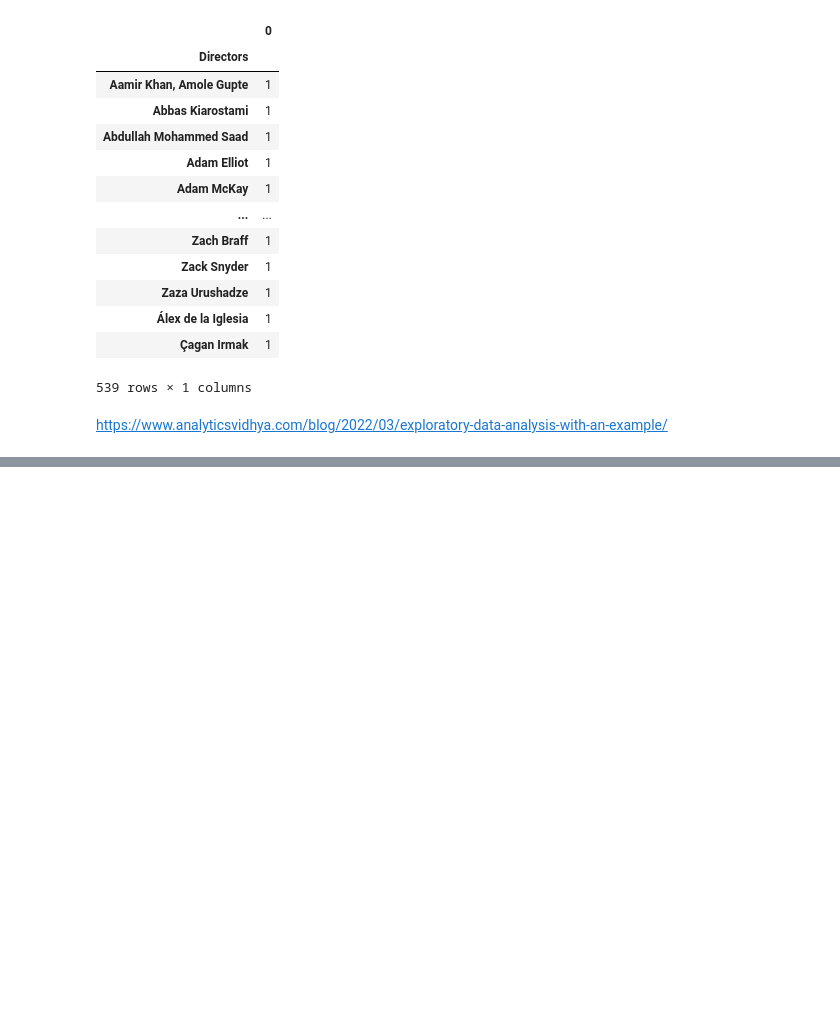
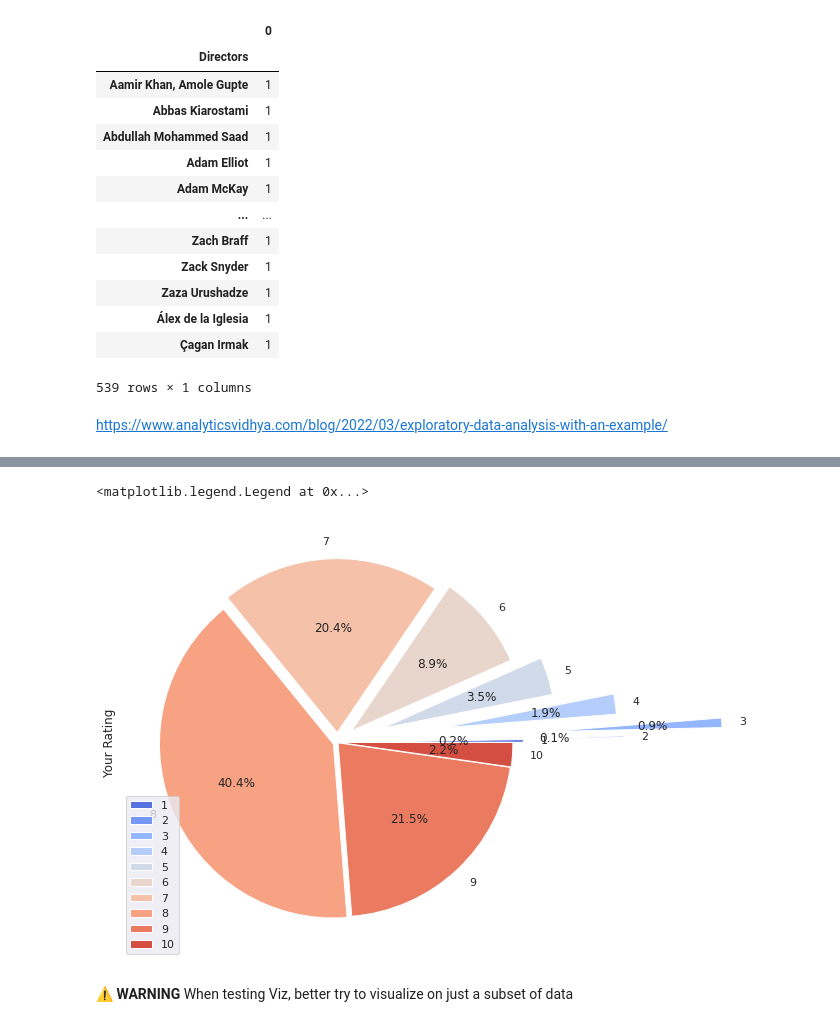
Before and after one commit to Siliam/data_science_artificial_intelligence, a Jupyter notebook: IMDB/IMDB.ipynb, the cells around one changed output, grey strips where cells are left out. Drawn from its saved outputs; the diff is of its cells as text; code cells hidden in the pictures; blank space fills up the shorter version.

```diff
--- a/IMDB/IMDB.ipynb
+++ b/IMDB/IMDB.ipynb
@@ -248,0 +193,11 @@ sns.histplot(
+# %%
+ratings_frequencies = df.groupby(['Your Rating'])['Your Rating'].count().map(lambda x: x / len(df))
+explode = [1 if r < 0.005 else 0 for r in ratings_frequencies.values]
+
+ratings_frequencies.plot.pie(y="Your Rating", figsize=(8, 8), explode=3*ratings_frequencies.values[::-1], autopct='%1.1f%%', colors=sns.color_palette("coolwarm", 10), startangle=0)
+plt.legend(sorted(df['Your Rating'].unique()), loc="lower left")
+# %% [output]
+<matplotlib.legend.Legend at 0x...>
+[figure, added]
+# %% [markdown]
+**⚠ WARNING** When testing Viz, better try to visualize on just a subset of data
```
Also changed, not shown: parts of 47 cells of this notebook.
